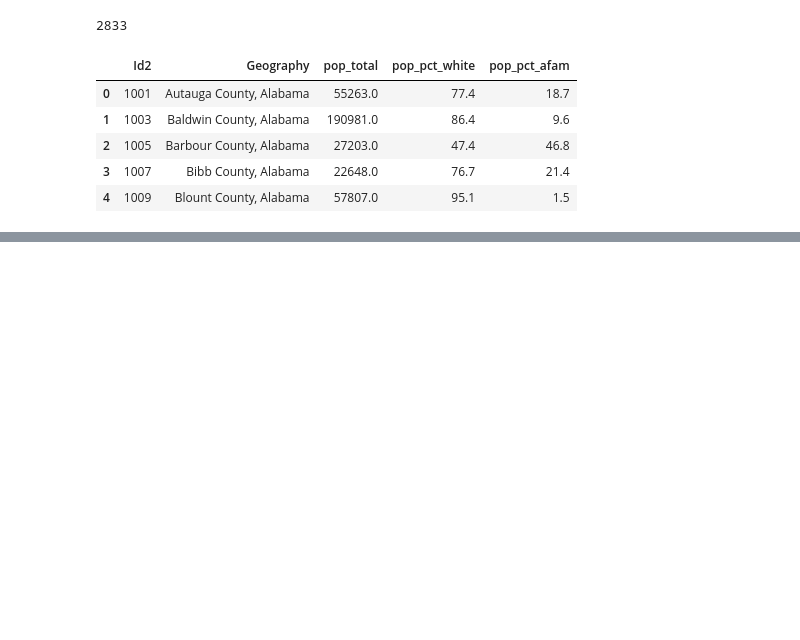
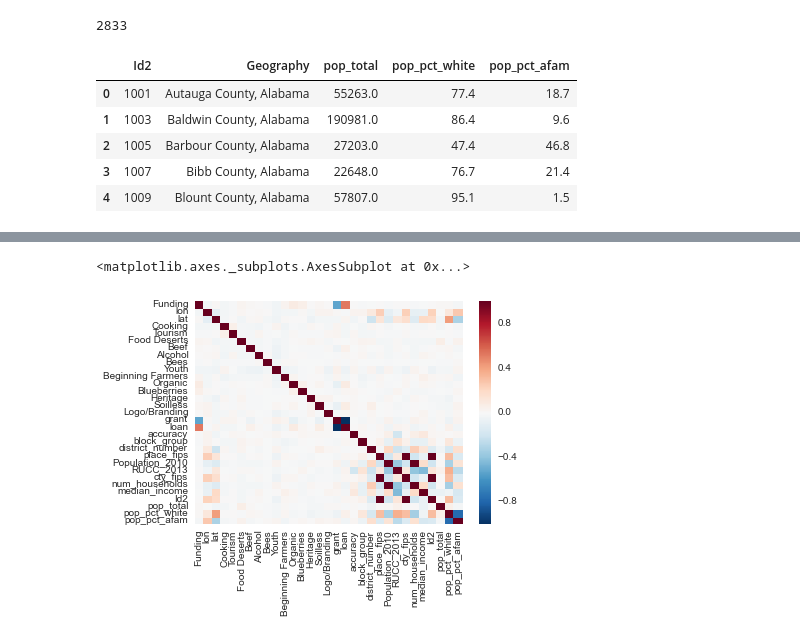
Before and after one commit to mroswell/know-your-farmer-analysis, a Jupyter notebook: Step II - KYF Urban-Rural and Demographic Analysis.ipynb, the cells around one changed output, grey strips where cells are left out. Saved outputs shown, nothing was run; the diff lists cells and outputs as text; code cells hidden in the pictures; blank space fills up the shorter version.

Commit message:
update demographic analysis

```diff
--- a/Step II - KYF Urban-Rural and Demographic Analysis.ipynb
+++ b/Step II - KYF Urban-Rural and Demographic Analysis.ipynb
@@ -64,7 +84,7 @@ median_inc.head()
 | 3 | 1007 | Bibb County, Alabama | 7078 | 37984 |
 | 4 | 1009 | Blount County, Alabama | 20934 | 44409 |
 # %%
-county_race = pd.read_clipboard()
+# county_race = pd.read_clipboard()
 # %store county_race
 print len(county_race)
 county_race.head()
@@ -89,0 +101,4 @@ demographics.head()
+# %%
+demographics['cty_fips_p'] = demographics['cty_fips'].apply(str).str.pad(5, side='left',fillchar='0')
+
+demographics['cty_fips_p']
@@ -89,0 +143,2 @@ demographics.head()
+# %%
+kyf_demographics = pd.merge(left=kyf_enr_rural_urban, right=demographics, left_on='county_fips', right_on = 'cty_fips_p', how='left')
@@ -90,3 +187,8 @@ demographics.head()
+# %%
+sns.heatmap(kyf_demographics.corr())
+# %% [output]
+<matplotlib.axes._subplots.AxesSubplot at 0x...>
+[figure, added]
 # %%
 acs_13_3yr = pd.read_csv('ACS_13_3YR_S0201.csv')
 acs_13_3yr
```
Also changed, not shown: parts of 13 cells of this notebook, 1 other file.
